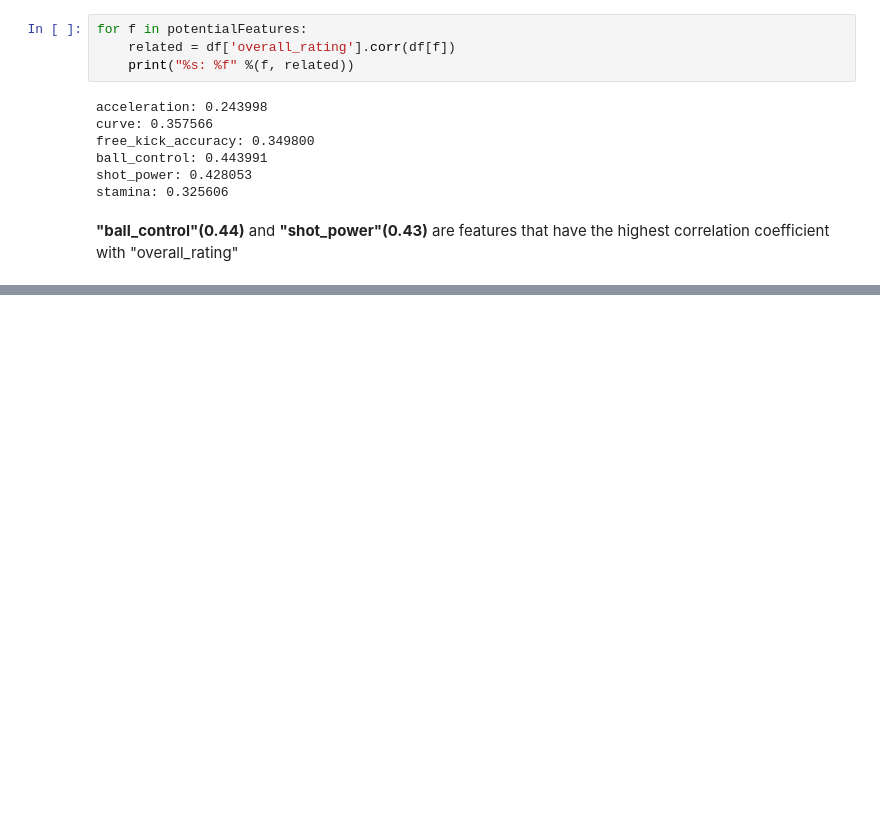
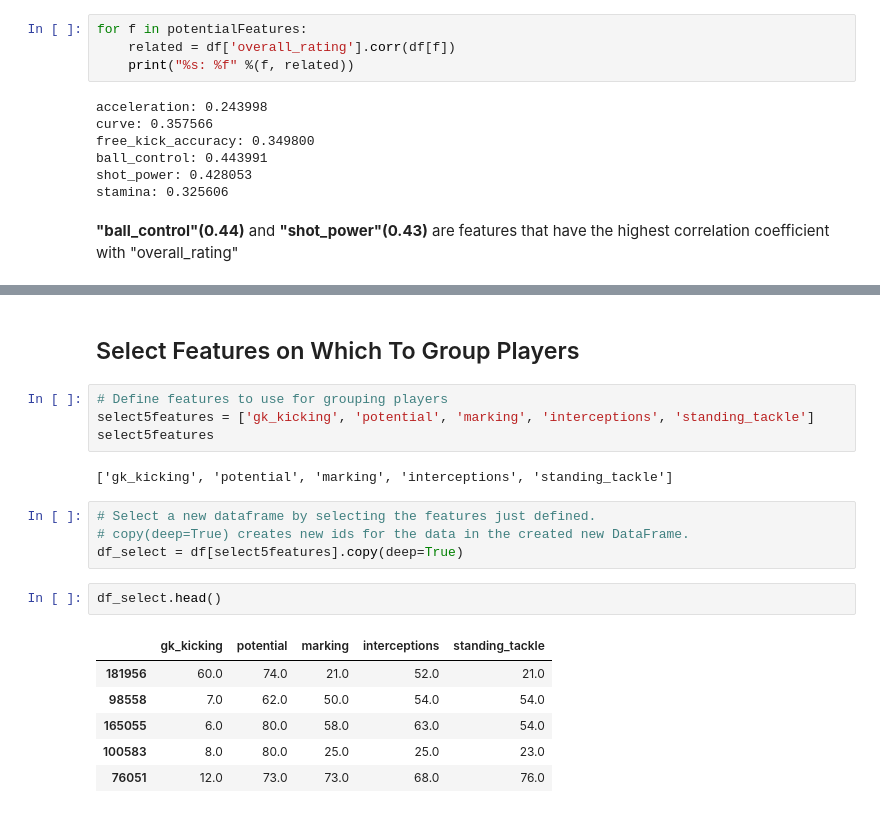
Before and after one commit to muchemicarol/Soccer-Data-Analysis, a Jupyter notebook: Soccer Data Analysis.ipynb, the cells around one changed output, grey strips where cells are left out. Drawn from its saved outputs; the diff is of its cells as text; blank space fills up the shorter version.

```diff
--- a/Soccer Data Analysis.ipynb
+++ b/Soccer Data Analysis.ipynb
@@ -206,0 +270,21 @@ stamina: 0.325606
+# %% [markdown]
+## Select Features on Which To Group Players
+# %%
+# Define features to use for grouping players
+select5features = ['gk_kicking', 'potential', 'marking', 'interceptions', 'standing_tackle']
+select5features
+# %% [output]
+['gk_kicking', 'potential', 'marking', 'interceptions', 'standing_tackle']
+# %%
+# Select a new dataframe by selecting the features just defined.
+# copy(deep=True) creates new ids for the data in the created new DataFrame.
+df_select = df[select5features].copy(deep=True)
+# %%
+df_select.head()
+# %% [output]
+|  | gk_kicking | potential | marking | interceptions | standing_tackle |
+| 181956 | 60.0 | 74.0 | 21.0 | 52.0 | 21.0 |
+| 98558 | 7.0 | 62.0 | 50.0 | 54.0 | 54.0 |
+| 165055 | 6.0 | 80.0 | 58.0 | 63.0 | 54.0 |
+| 100583 | 8.0 | 80.0 | 25.0 | 25.0 | 23.0 |
+| 76051 | 12.0 | 73.0 | 73.0 | 68.0 | 76.0 |
```
Also changed, not shown: parts of 14 cells of this notebook.
